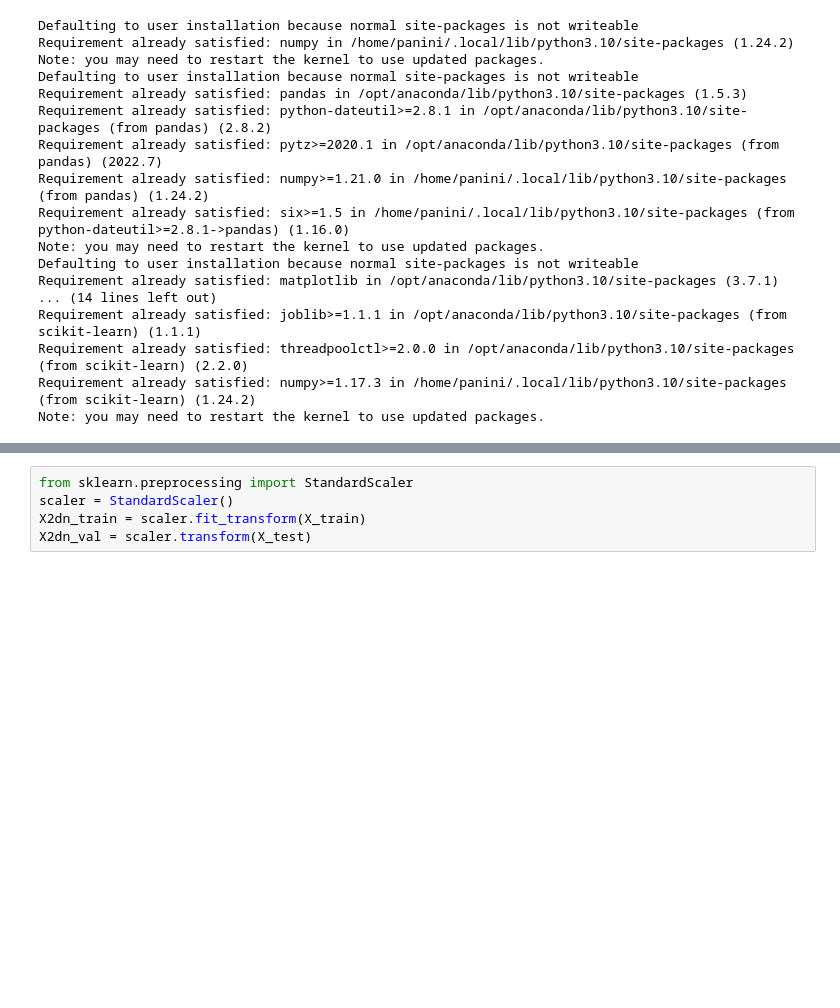
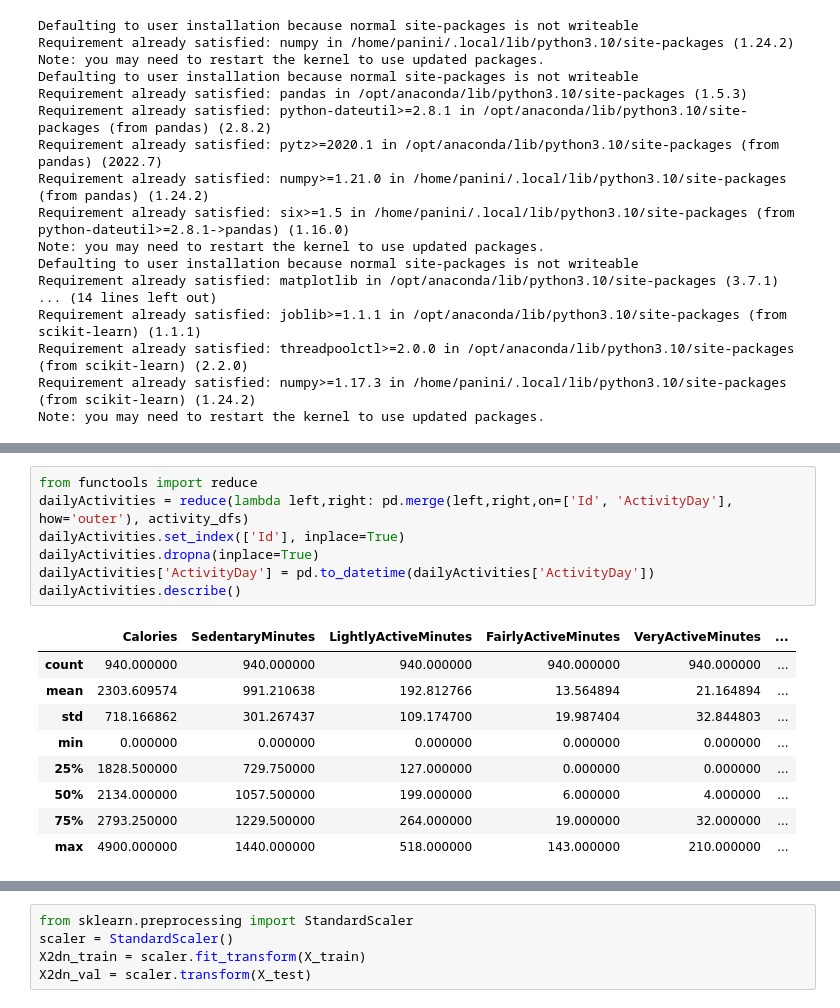
Before and after one commit to fiorani/garmin-data-analysis, a Jupyter notebook: Classificazione.ipynb, the cells around one changed output, grey strips where cells are left out. Drawn from its saved outputs; the diff is of its cells as text; blank space fills up the shorter version.

```diff
--- a/Classificazione.ipynb
+++ b/Classificazione.ipynb
@@ -52,0 +43,17 @@ daily_data.describe()
+# %%
+from functools import reduce
+dailyActivities = reduce(lambda left,right: pd.merge(left,right,on=['Id', 'ActivityDay'], how='outer'), activity_dfs)
+dailyActivities.set_index(['Id'], inplace=True)
+dailyActivities.dropna(inplace=True)
+dailyActivities['ActivityDay'] = pd.to_datetime(dailyActivities['ActivityDay'])
+dailyActivities.describe()
+# %% [output]
+|  | Calories | SedentaryMinutes | LightlyActiveMinutes | FairlyActiveMinutes | VeryActiveMinutes | ... |
+| count | 940.000000 | 940.000000 | 940.000000 | 940.000000 | 940.000000 | ... |
+| mean | 2303.609574 | 991.210638 | 192.812766 | 13.564894 | 21.164894 | ... |
+| std | 718.166862 | 301.267437 | 109.174700 | 19.987404 | 32.844803 | ... |
+| min | 0.000000 | 0.000000 | 0.000000 | 0.000000 | 0.000000 | ... |
+| 25% | 1828.500000 | 729.750000 | 127.000000 | 0.000000 | 0.000000 | ... |
+| 50% | 2134.000000 | 1057.500000 | 199.000000 | 6.000000 | 4.000000 | ... |
+| 75% | 2793.250000 | 1229.500000 | 264.000000 | 19.000000 | 32.000000 | ... |
+| max | 4900.000000 | 1440.000000 | 518.000000 | 143.000000 | 210.000000 | ... |
```
Also changed, not shown: parts of 10 cells of this notebook, 17 other files.
